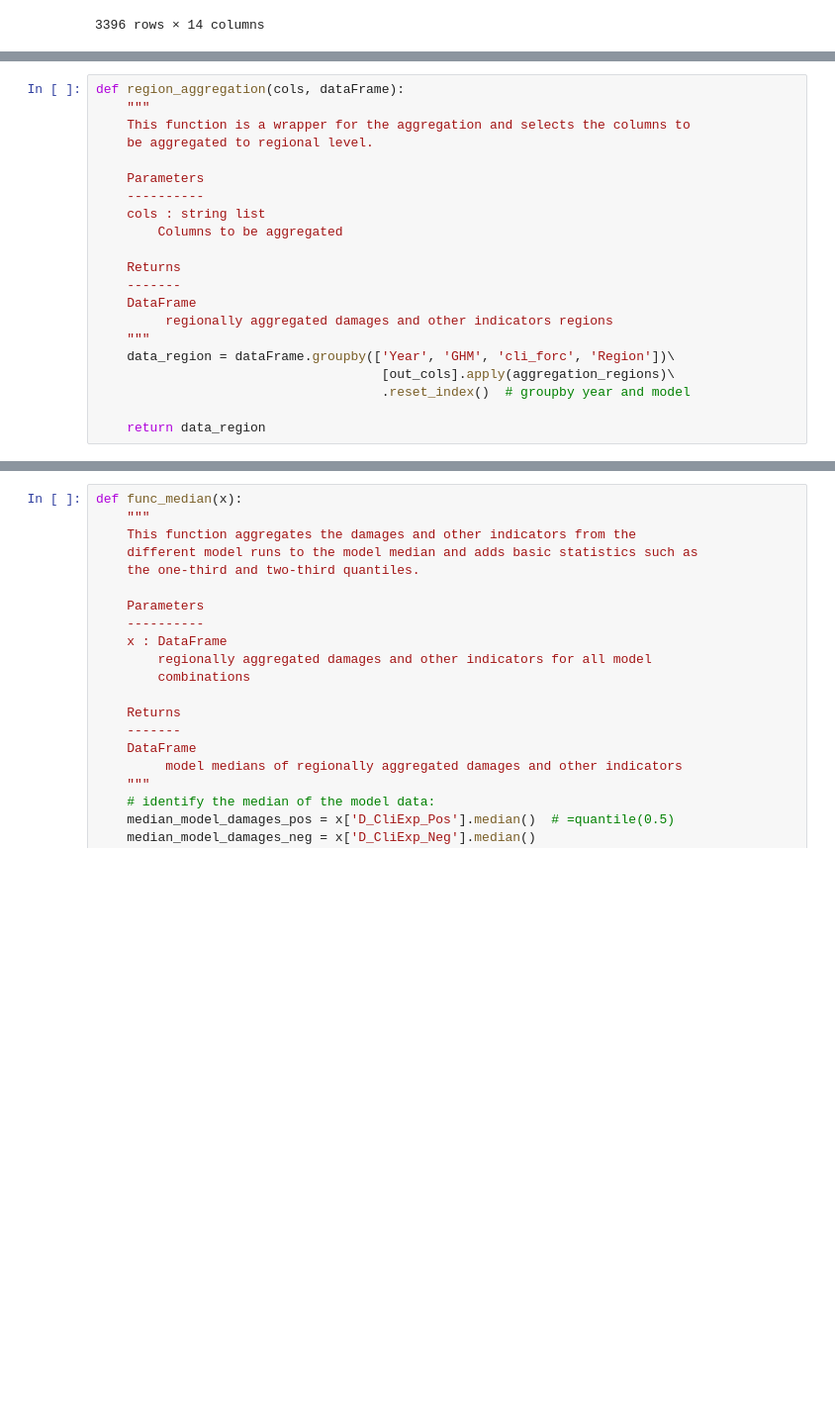
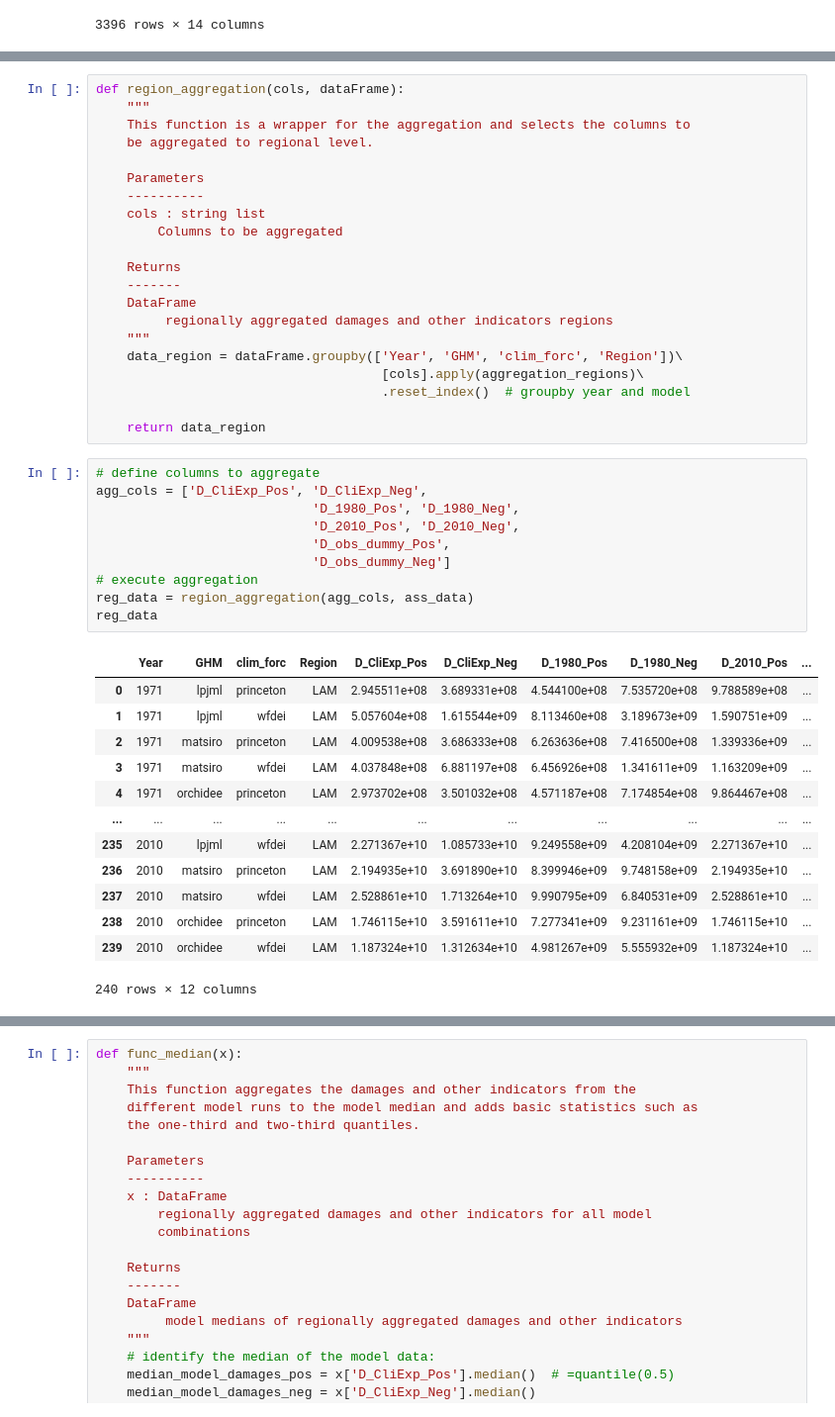
Before and after one commit to CLIMADA-project/climada_papers, a Jupyter notebook: 202010_flood_attribution/Demo/Demo_Scripts/DemoDataAggregation.ipynb, the cells around one changed output, grey strips where cells are left out. Shown at 99% size. Cells and saved outputs as stored; diff of their text form; blank space fills up the shorter version.

```diff
--- a/202010_flood_attribution/Demo/Demo_Scripts/DemoDataAggregation.ipynb
+++ b/202010_flood_attribution/Demo/Demo_Scripts/DemoDataAggregation.ipynb
@@ -78,8 +86,32 @@ def region_aggregation(cols, dataFrame):
     DataFrame
          regionally aggregated damages and other indicators regions
     """
-    data_region = dataFrame.groupby(['Year', 'GHM', 'cli_forc', 'Region'])\
-                                     [out_cols].apply(aggregation_regions)\
+    data_region = dataFrame.groupby(['Year', 'GHM', 'clim_forc', 'Region'])\
+                                     [cols].apply(aggregation_regions)\
                                      .reset_index()  # groupby year and model
 
     return data_region
+# %%
+# define columns to aggregate
+agg_cols = ['D_CliExp_Pos', 'D_CliExp_Neg',
+                            'D_1980_Pos', 'D_1980_Neg',
+                            'D_2010_Pos', 'D_2010_Neg',
+                            'D_obs_dummy_Pos',
+                            'D_obs_dummy_Neg']
+# execute aggregation
+reg_data = region_aggregation(agg_cols, ass_data)
+reg_data
+# %% [output]
+|  | Year | GHM | clim_forc | Region | D_CliExp_Pos | D_CliExp_Neg | D_1980_Pos | D_1980_Neg | D_2010_Pos | ... |
+| 0 | 1971 | lpjml | princeton | LAM | 2.945511e+08 | 3.689331e+08 | 4.544100e+08 | 7.535720e+08 | 9.788589e+08 | ... |
+| 1 | 1971 | lpjml | wfdei | LAM | 5.057604e+08 | 1.615544e+09 | 8.113460e+08 | 3.189673e+09 | 1.590751e+09 | ... |
+| 2 | 1971 | matsiro | princeton | LAM | 4.009538e+08 | 3.686333e+08 | 6.263636e+08 | 7.416500e+08 | 1.339336e+09 | ... |
+| 3 | 1971 | matsiro | wfdei | LAM | 4.037848e+08 | 6.881197e+08 | 6.456926e+08 | 1.341611e+09 | 1.163209e+09 | ... |
+| 4 | 1971 | orchidee | princeton | LAM | 2.973702e+08 | 3.501032e+08 | 4.571187e+08 | 7.174854e+08 | 9.864467e+08 | ... |
+| ... | ... | ... | ... | ... | ... | ... | ... | ... | ... | ... |
+| 235 | 2010 | lpjml | wfdei | LAM | 2.271367e+10 | 1.085733e+10 | 9.249558e+09 | 4.208104e+09 | 2.271367e+10 | ... |
+| 236 | 2010 | matsiro | princeton | LAM | 2.194935e+10 | 3.691890e+10 | 8.399946e+09 | 9.748158e+09 | 2.194935e+10 | ... |
+| 237 | 2010 | matsiro | wfdei | LAM | 2.528861e+10 | 1.713264e+10 | 9.990795e+09 | 6.840531e+09 | 2.528861e+10 | ... |
+| 238 | 2010 | orchidee | princeton | LAM | 1.746115e+10 | 3.591611e+10 | 7.277341e+09 | 9.231161e+09 | 1.746115e+10 | ... |
+| 239 | 2010 | orchidee | wfdei | LAM | 1.187324e+10 | 1.312634e+10 | 4.981267e+09 | 5.555932e+09 | 1.187324e+10 | ... |
+240 rows × 12 columns
```
Also changed, not shown: parts of 7 cells of this notebook.
